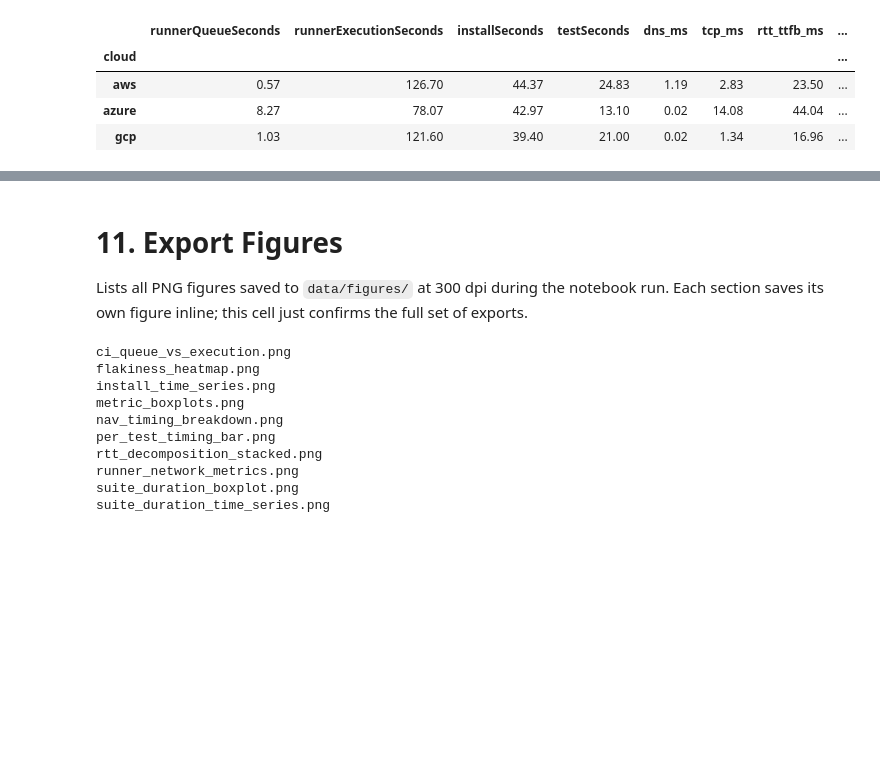
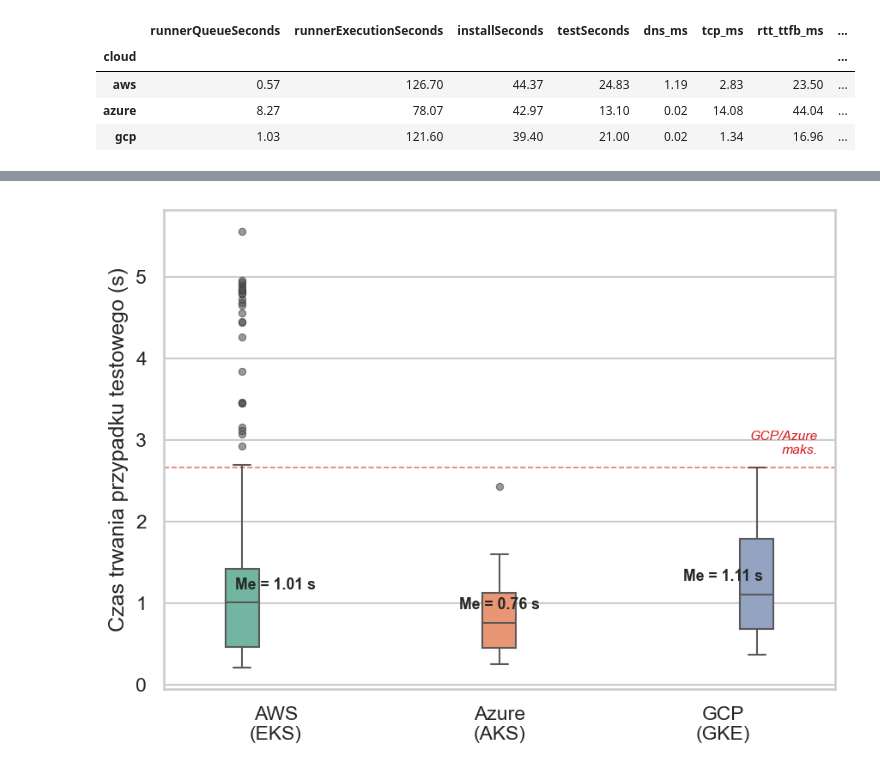
Before and after one commit to asuujx/master-thesis, a Jupyter notebook: data/descriptive.ipynb, the cells around one changed output, grey strips where cells are left out. Cells and saved outputs as stored; diff of their text form; code cells hidden in the pictures; blank space fills up the shorter version.

```diff
--- a/data/descriptive.ipynb
+++ b/data/descriptive.ipynb
@@ -854,17 +146,35 @@ plt.show()
-# %% [markdown]
-# 11. Export Figures
-Lists all PNG figures saved to `data/figures/` at 300 dpi during the notebook run. Each section saves its own figure inline; this cell just confirms the full set of exports.
-# %%
-for f in sorted(FIGURES.glob('*.png')):
-    print(f.name)
-# %% [output]
-ci_queue_vs_execution.png
-flakiness_heatmap.png
-install_time_series.png
-metric_boxplots.png
-nav_timing_breakdown.png
-per_test_timing_bar.png
-rtt_decomposition_stacked.png
-runner_network_metrics.png
-suite_duration_boxplot.png
-suite_duration_time_series.png
+# %%
+_order_labels = [CLOUD_LABELS[c] for c in CLOUD_ORDER]
+
+_plot_df = df.copy()
+_plot_df['testDurationS'] = _plot_df['testDuration'] / 1000
+_plot_df['Cloud'] = _plot_df['cloud'].map(CLOUD_LABELS)
+
+fig, ax = plt.subplots(figsize=(6, 4.5))
+
+sns.boxplot(
+    data=_plot_df, x='Cloud', y='testDurationS', order=_order_labels,
+    hue='Cloud', palette=[PALETTE[c] for c in CLOUD_ORDER], legend=False,
+    ax=ax, width=0.7,
+    flierprops=dict(marker='o', markersize=4, markerfacecolor='#555555',
+                    markeredgecolor='#333333', markeredgewidth=0.5, alpha=0.6),
+)
+
+for i, cloud in enumerate(CLOUD_ORDER):
+    med = _plot_df.loc[_plot_df['cloud'] == cloud, 'testDurationS'].median()
+    ax.text(i, med, f'Me = {med:.2f} s',
+            ha='center', va='center', fontsize=8.5, fontweight='bold',
+            bbox=dict(facecolor='white', edgecolor='none', alpha=0.75, pad=1.5))
+
+ax.axhline(y=2.66, color='#d7191c', linestyle='--', linewidth=0.8, alpha=0.6)
+ax.text(2.42, 2.80, 'GCP/Azure\nmaks.', fontsize=7.5, color='#d7191c',
+        va='bottom', ha='right', style='italic')
+
+ax.set_xlabel('')
+ax.set_ylabel('Czas trwania przypadku testowego (s)')
+
+fig.tight_layout()
+fig.savefig(FIGURES / 'thesis_test_case_duration_boxplot.png', dpi=300)
+plt.show()
+# %% [output]
+[figure, added]
```
Also changed, not shown: parts of 40 cells of this notebook.
